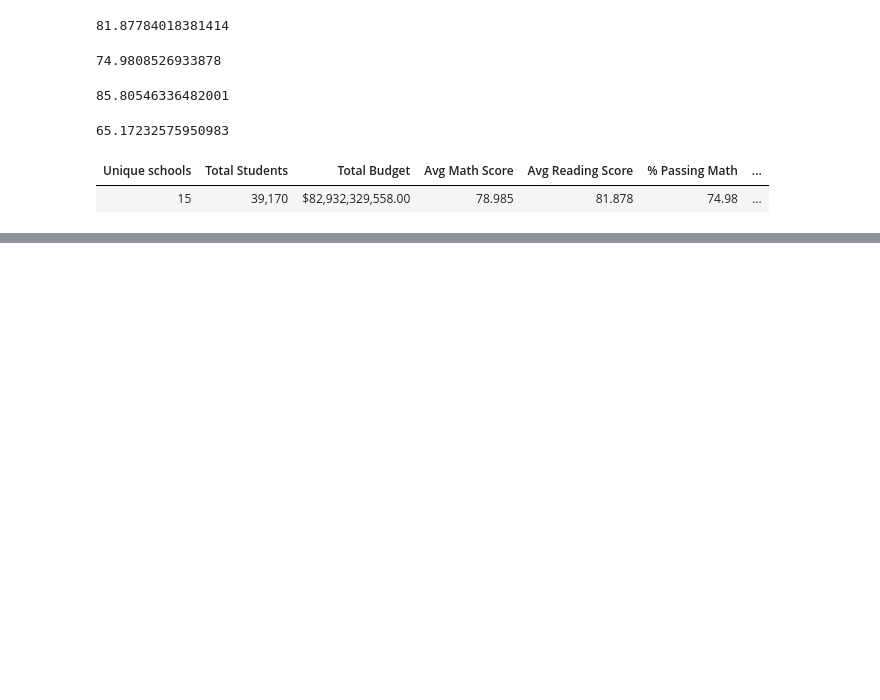
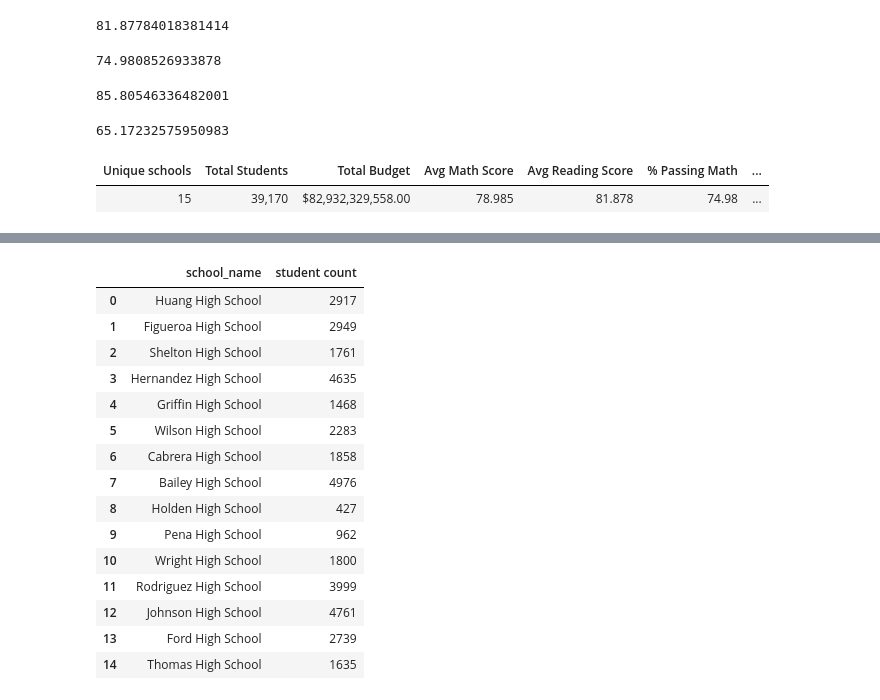
Before and after one commit to GarrettSteenwyk/pandas-challenge, a Jupyter notebook: PyCitySchools/school_results.ipynb, the cells around one changed output, grey strips where cells are left out. Drawn from its saved outputs; the diff is of its cells as text; code cells hidden in the pictures; blank space fills up the shorter version.

```diff
--- a/PyCitySchools/school_results.ipynb
+++ b/PyCitySchools/school_results.ipynb
@@ -95,0 +135,36 @@ district_summary.style.hide_index()
+# %%
+#student counts by school (sorry its suboptimal and I didn't have time to figure out how to cut it down in size)
+per_school_students = pd.DataFrame({
+    "school_name": ['Huang High School', 'Figueroa High School', 'Shelton High School',
+       'Hernandez High School', 'Griffin High School',
+       'Wilson High School', 'Cabrera High School', 'Bailey High School',
+       'Holden High School', 'Pena High School', 'Wright High School',
+       'Rodriguez High School', 'Johnson High School', 'Ford High School',
+       'Thomas High School'],
+    "student count": [len(school_namedex.loc[["Huang High School"], "student_name"]), len(school_namedex.loc[['Figueroa High School'], "student_name"]),
+                 len(school_namedex.loc[['Shelton High School'], "student_name"]), len(school_namedex.loc[['Hernandez High School'], "student_name"]),
+                 len(school_namedex.loc[['Griffin High School'], "student_name"]), len(school_namedex.loc[['Wilson High School'], "student_name"]),
+                 len(school_namedex.loc[['Cabrera High School'], "student_name"]), len(school_namedex.loc[['Bailey High School'], "student_name"]),
+                 len(school_namedex.loc[['Holden High School'], "student_name"]), len(school_namedex.loc[['Pena High School'], "student_name"]),
+                 len(school_namedex.loc[['Wright High School'], "student_name"]), len(school_namedex.loc[['Rodriguez High School'], "student_name"]),
+                 len(school_namedex.loc[['Johnson High School'], "student_name"]), len(school_namedex.loc[['Ford High School'], "student_name"]),
+                 len(school_namedex.loc[['Thomas High School'], "student_name"])]
+})
+per_school_students
+# %% [output]
+|  | school_name | student count |
+| 0 | Huang High School | 2917 |
+| 1 | Figueroa High School | 2949 |
+| 2 | Shelton High School | 1761 |
+| 3 | Hernandez High School | 4635 |
+| 4 | Griffin High School | 1468 |
+| 5 | Wilson High School | 2283 |
+| 6 | Cabrera High School | 1858 |
+| 7 | Bailey High School | 4976 |
+| 8 | Holden High School | 427 |
+| 9 | Pena High School | 962 |
+| 10 | Wright High School | 1800 |
+| 11 | Rodriguez High School | 3999 |
+| 12 | Johnson High School | 4761 |
+| 13 | Ford High School | 2739 |
+| 14 | Thomas High School | 1635 |
```
Also changed, not shown: parts of 10 cells of this notebook.
